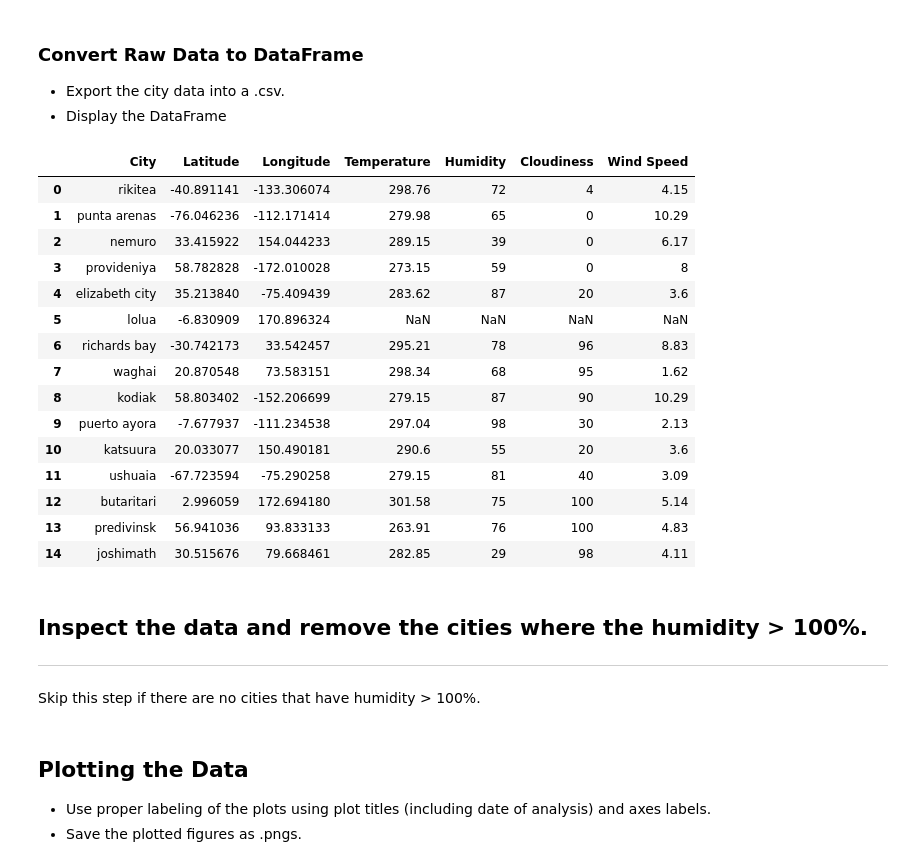
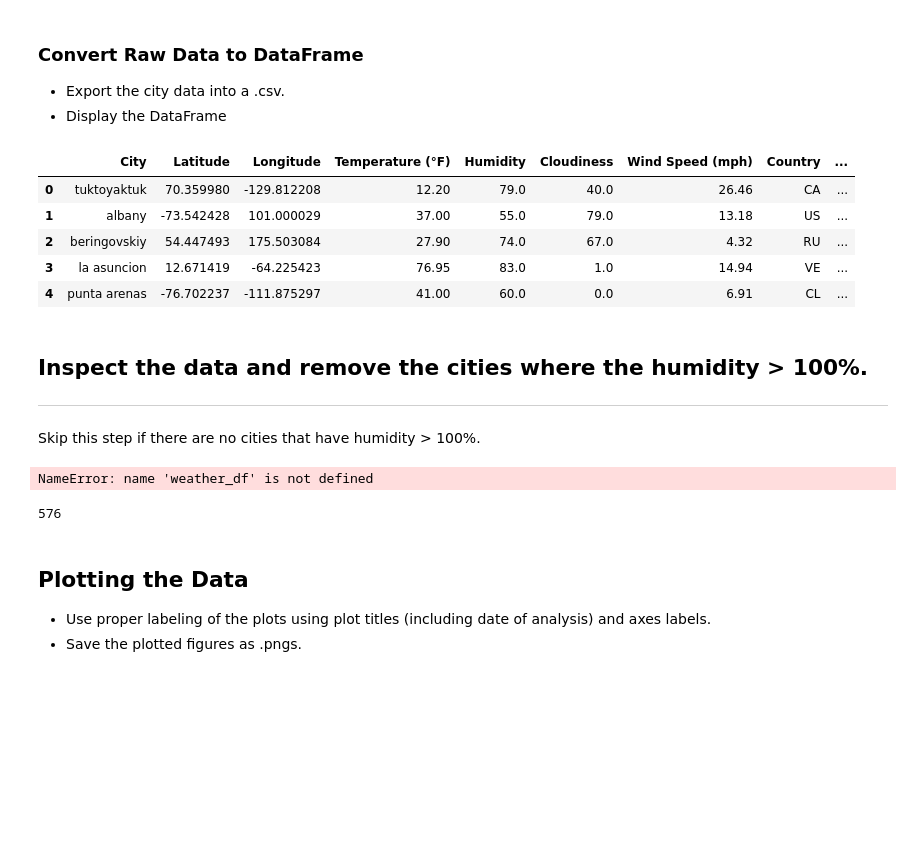
Before and after one commit to dlkennen/python_api_challenge, a Jupyter notebook: WeatherPy/WeatherPy.ipynb, the cells around one changed output. Drawn from its saved outputs; the diff is of its cells as text; code cells hidden in the pictures; blank space fills up the shorter version.

Commit message:
Adding finished weather.py and graphs to repo.

```diff
--- a/WeatherPy/WeatherPy.ipynb
+++ b/WeatherPy/WeatherPy.ipynb
@@ -140,33 +163,23 @@ weather_df = pd.DataFrame(
     {"City": cities,
      "Latitude": lats,
      "Longitude": longs,
-     "Temperature":temp_list,
+     "Temperature (°F)":temp_list,
      "Humidity": humidity_list,
      "Cloudiness": cloudy_list,
-     "Wind Speed": wind_list})
+     "Wind Speed (mph)": wind_list,
+     "Country": country_list,
+     "Date Time": time_list})
 
-weather_df.head(10)
-
-weather_df.to_csv("output_data/city_weather.csv")
+weather_df.to_csv(output_data_file)
 # %%
-weather_df.head(15)
+weather_df.head()
 # %% [output]
-|  | City | Latitude | Longitude | Temperature | Humidity | Cloudiness | Wind Speed |
-| 0 | rikitea | -40.891141 | -133.306074 | 298.76 | 72 | 4 | 4.15 |
-| 1 | punta arenas | -76.046236 | -112.171414 | 279.98 | 65 | 0 | 10.29 |
-| 2 | nemuro | 33.415922 | 154.044233 | 289.15 | 39 | 0 | 6.17 |
-| 3 | provideniya | 58.782828 | -172.010028 | 273.15 | 59 | 0 | 8 |
-| 4 | elizabeth city | 35.213840 | -75.409439 | 283.62 | 87 | 20 | 3.6 |
-| 5 | lolua | -6.830909 | 170.896324 | NaN | NaN | NaN | NaN |
-| 6 | richards bay | -30.742173 | 33.542457 | 295.21 | 78 | 96 | 8.83 |
-| 7 | waghai | 20.870548 | 73.583151 | 298.34 | 68 | 95 | 1.62 |
-| 8 | kodiak | 58.803402 | -152.206699 | 279.15 | 87 | 90 | 10.29 |
-| 9 | puerto ayora | -7.677937 | -111.234538 | 297.04 | 98 | 30 | 2.13 |
-| 10 | katsuura | 20.033077 | 150.490181 | 290.6 | 55 | 20 | 3.6 |
-| 11 | ushuaia | -67.723594 | -75.290258 | 279.15 | 81 | 40 | 3.09 |
-| 12 | butaritari | 2.996059 | 172.694180 | 301.58 | 75 | 100 | 5.14 |
-| 13 | predivinsk | 56.941036 | 93.833133 | 263.91 | 76 | 100 | 4.83 |
-| 14 | joshimath | 30.515676 | 79.668461 | 282.85 | 29 | 98 | 4.11 |
+|  | City | Latitude | Longitude | Temperature (°F) | Humidity | Cloudiness | Wind Speed (mph) | Country | ... |
+| 0 | tuktoyaktuk | 70.359980 | -129.812208 | 12.20 | 79.0 | 40.0 | 26.46 | CA | ... |
+| 1 | albany | -73.542428 | 101.000029 | 37.00 | 55.0 | 79.0 | 13.18 | US | ... |
+| 2 | beringovskiy | 54.447493 | 175.503084 | 27.90 | 74.0 | 67.0 | 4.32 | RU | ... |
+| 3 | la asuncion | 12.671419 | -64.225423 | 76.95 | 83.0 | 1.0 | 14.94 | VE | ... |
+| 4 | punta arenas | -76.702237 | -111.875297 | 41.00 | 60.0 | 0.0 | 6.91 | CL | ... |
 # %% [markdown]
 ## Inspect the data and remove the cities where the humidity > 100%.
 ----
@@ -175,0 +187,6 @@ Skip this step if there are no cities that have humidity > 100%.
+# %%
+#Cleaning dataframe of cities with missing data
+cleaned_weather_df = weather_df.dropna(axis = 0, how = "any")
+cleaned_weather_df.head()
+# %% [output]
+NameError: name 'weather_df' is not defined
@@ -176,3 +196,8 @@ Skip this step if there are no cities that have humidity > 100%.
+# %%
+#Checking for the number of valid weather data cities
+print(len(cleaned_weather_df))
+# %% [output]
+576
 # %% [markdown]
 ## Plotting the Data
 * Use proper labeling of the plots using plot titles (including date of analysis) and axes labels.
```
Also changed, not shown: parts of 29 cells of this notebook, 14 other files.
